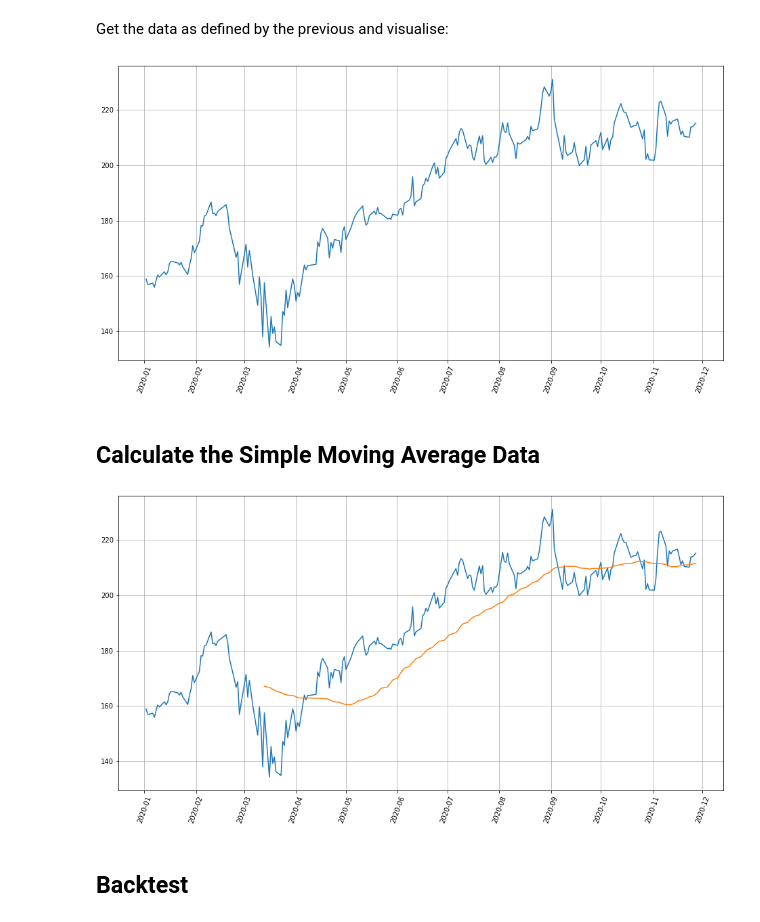
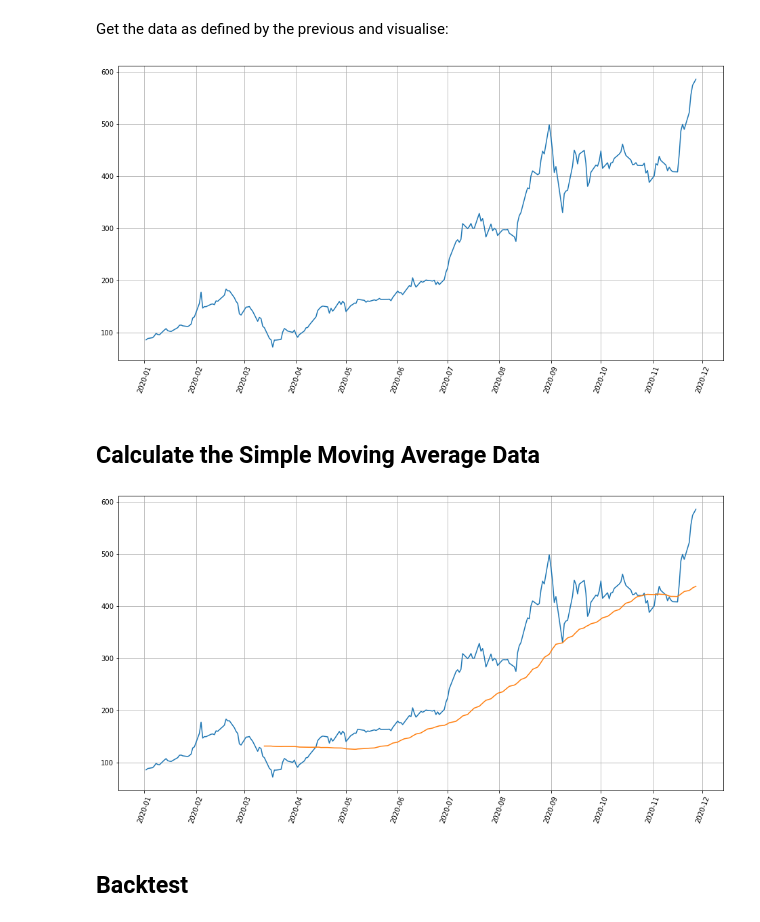
Before and after one commit to twarsop/simple-moving-average-backtest, a Jupyter notebook: sma.ipynb, the cells around one changed output. Drawn from its saved outputs; the diff is of its cells as text; code cells hidden in the pictures.

Commit message:
fixed bug: the ticker_symbol variable wasn't actually being used to get stock price data

```diff
--- a/sma.ipynb
+++ b/sma.ipynb
@@ -12,7 +12,7 @@ import math
 # %% [markdown]
 In the following set the variables up you would like to run the SMA backtest for (dates are of the format 'yyyy-mm-dd' and the window size is in days):
 # %%
-ticker_symbol = 'MSFT'
+ticker_symbol = 'TSLA'
 start_date = '2020-01-01'
 end_date = '2020-11-30'
 sma_window_size = 50
@@ -21,16 +21,16 @@ sma_window_size = 50
 # %% [markdown]
 Get the data as defined by the previous and visualise:
 # %%
-stock_price_data = yf.Ticker("MSFT")
+stock_price_data = yf.Ticker(ticker_symbol)
 hist = stock_price_data.history(start=start_date, end=end_date)
 
 plt.figure(figsize=(16,8))
 plt.plot(hist.index, hist['Close'])
 plt.xticks(rotation=70)
 plt.grid()
 plt.show()
 # %% [output]
-[figure, old version]
+[figure, new version]
 # %% [markdown]
 ## Calculate the Simple Moving Average Data
 # %%
@@ -43,7 +43,7 @@ plt.xticks(rotation=70)
 plt.grid()
 plt.show()
 # %% [output]
-[figure, old version]
+[figure, new version]
 # %% [markdown]
 ## Backtest
 # %%
```
Also changed, not shown: parts of 1 cell of this notebook.
